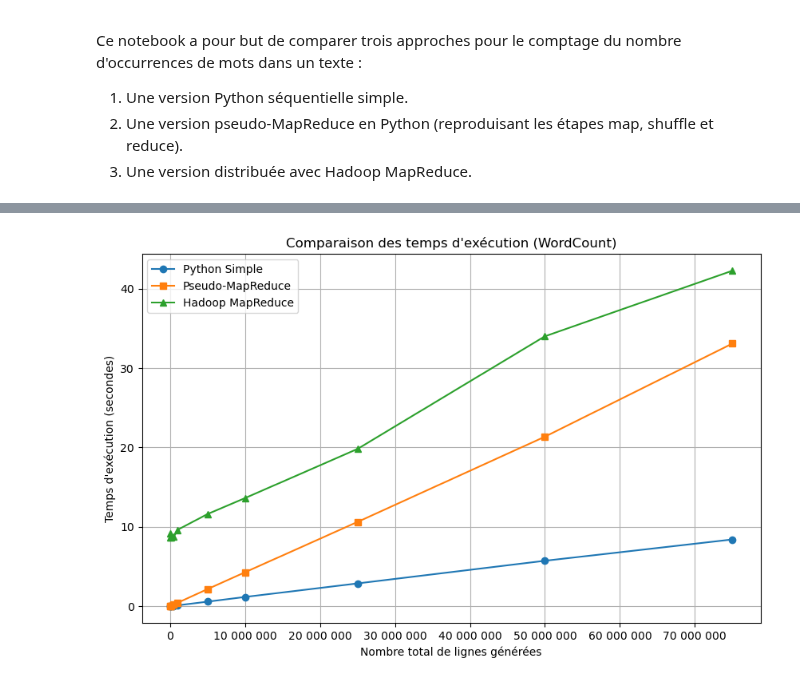
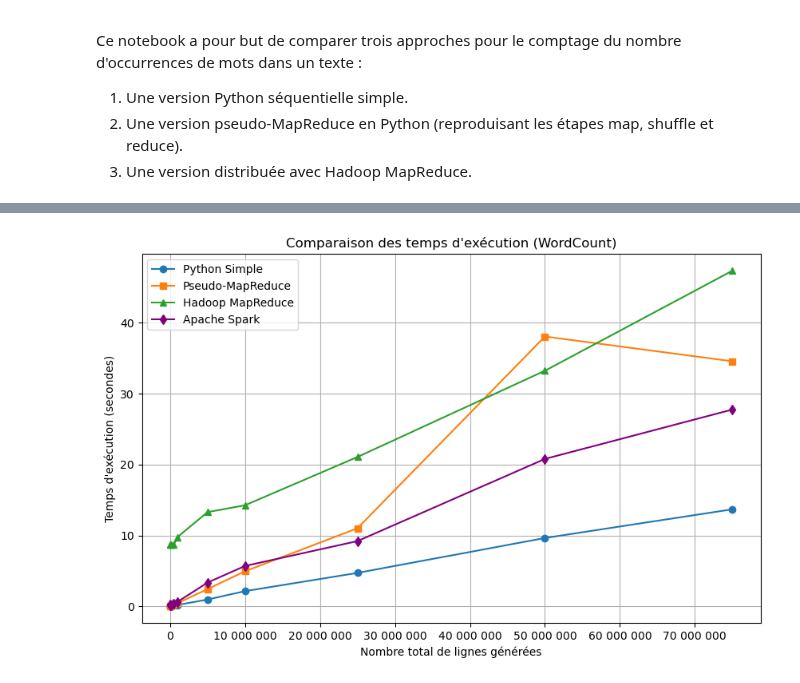
Before and after one commit to urmeni/foundation-big-data-course, a Jupyter notebook: Comparaison_comptage_Armen.ipynb, the cells around one changed output, grey strips where cells are left out. Drawn from its saved outputs; the diff is of its cells as text; code cells hidden in the pictures.

Commit message:
added spark

```diff
--- a/Comparaison_comptage_Armen.ipynb
+++ b/Comparaison_comptage_Armen.ipynb
@@ -133,12 +165,13 @@ distribution_base = {
 }
 
 # Valeurs de m pour générer des fichiers de plus en plus gros
-multiplicateurs = [10, 100, 1000, 5000, 10000]#, 50000, 100000, 250000, 500000, 750000]
+multiplicateurs = [10, 100, 1000, 5000, 10000, 50000, 100000, 250000, 500000, 750000]
 
 resultats = []
 simple_res = {}
 pseudo_res = {}
 hadoop_res = {}
+spark_res = {}
 
 # Exécution des tests
 for m in multiplicateurs:
@@ -163,13 +196,19 @@ for m in multiplicateurs:
     hadoop_res = wordcount_hadoop(fichier_test, "/user/etudiant/input", f"/user/etudiant/output_{m}")
     temps_hadoop = time.time() - start
 
+    # --- Spark MapReduce ---
+    start = time.time()
+    spark_res = wordcount_spark(fichier_test)
+    temps_spark = time.time() - start
+
     # Sauvegarde des résultats pour le tableau
     resultats.append({
         "Multiplicateur (m)": m,
         "Total de lignes": N_total,
         "Python Simple (s)": temps_simple,
         "Pseudo-MapReduce (s)": temps_pseudo,
-        "Hadoop MapReduce (s)": temps_hadoop
+        "Hadoop MapReduce (s)": temps_hadoop,
+        "Spark (s)": temps_spark
     })
 
 # Affichage des résultats des algorithmes
@@ -188,6 +227,11 @@ print(f"Approche hadoop {m} duplication :")
 print(hadoop_res)
 print('-' * 10)
 
+print('-' * 10)
+print(f"Approche spark {m} duplication :")
+print(spark_res)
+print('-' * 10)
+
 # Création et affichage du tableau comparatif avec Pandas
 df_resultats = pd.DataFrame(resultats)
 print("\nTableau Comparatif des Temps d'Exécution")
@@ -224,27 +280,28 @@ Tableau Comparatif des Temps d'Exécution
 # %%
 import matplotlib.ticker as ticker
 
 # Tracé du graphique à partir du DataFrame
 plt.figure(figsize=(10, 6))
 
 plt.plot(df_resultats["Total de lignes"], df_resultats["Python Simple (s)"], marker='o', label='Python Simple')
 plt.plot(df_resultats["Total de lignes"], df_resultats["Pseudo-MapReduce (s)"], marker='s', label='Pseudo-MapReduce')
 plt.plot(df_resultats["Total de lignes"], df_resultats["Hadoop MapReduce (s)"], marker='^', label='Hadoop MapReduce')
+plt.plot(df_resultats["Total de lignes"], df_resultats["Spark (s)"], marker='d', label='Apache Spark', color='purple')
 
 plt.title("Comparaison des temps d'exécution (WordCount)")
 plt.xlabel("Nombre total de lignes générées")
 plt.ylabel("Temps d'exécution (secondes)")
 
 # Désactiver la notation scientifique
 plt.ticklabel_format(style='plain', axis='x')
 # Formater les nombres avec un espace pour les milliers
 plt.gca().xaxis.set_major_formatter(ticker.FuncFormatter(lambda x, p: format(int(x), ',').replace(',', ' ')))
 
 plt.legend()
 plt.grid(True)
 plt.show()
 # %% [output]
-[figure, old version]
+[figure, new version]
 # %% [markdown]
 ### Conclusion
 
```
Also changed, not shown: parts of 3 cells of this notebook, 1 other file.
